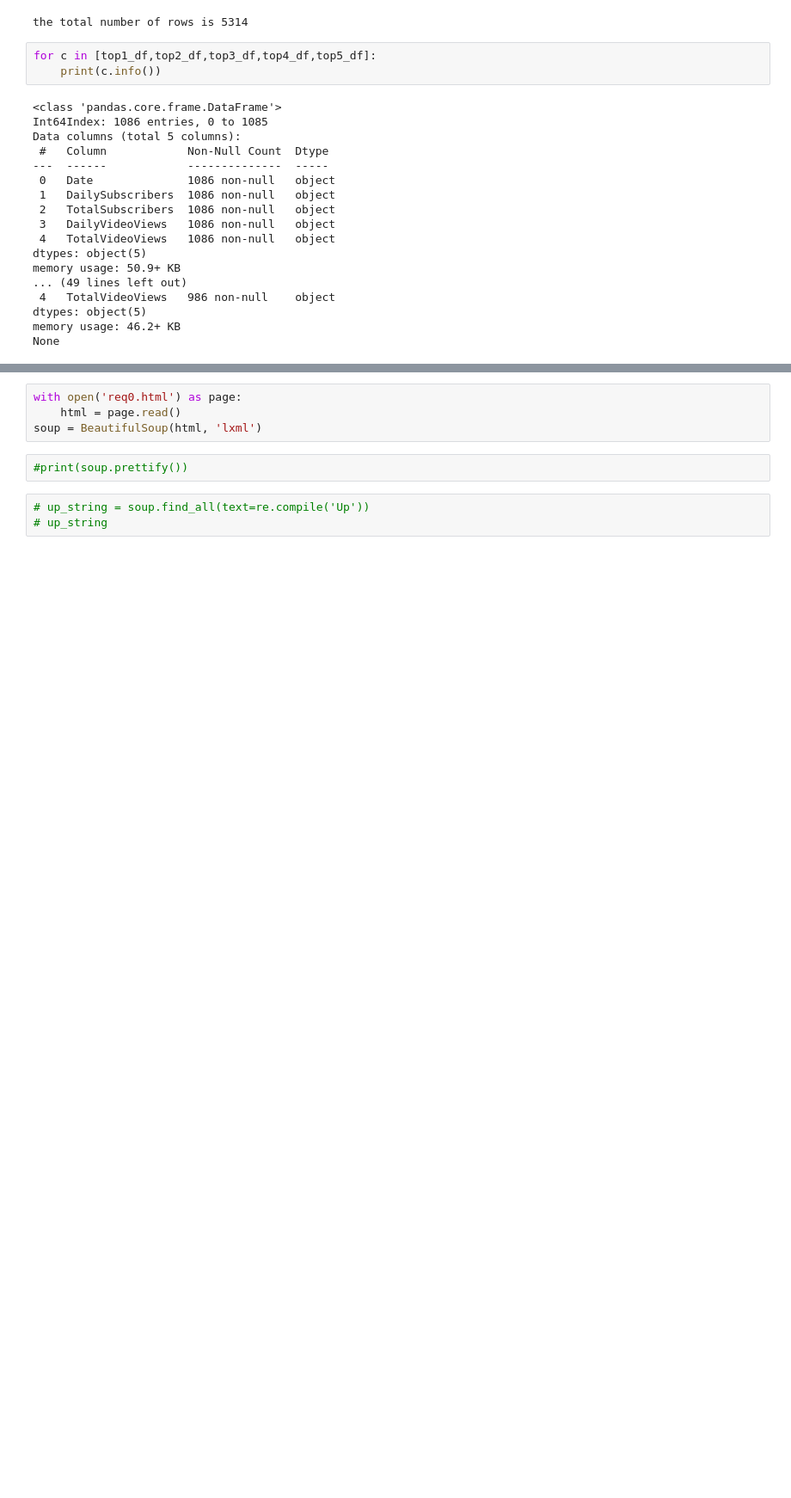
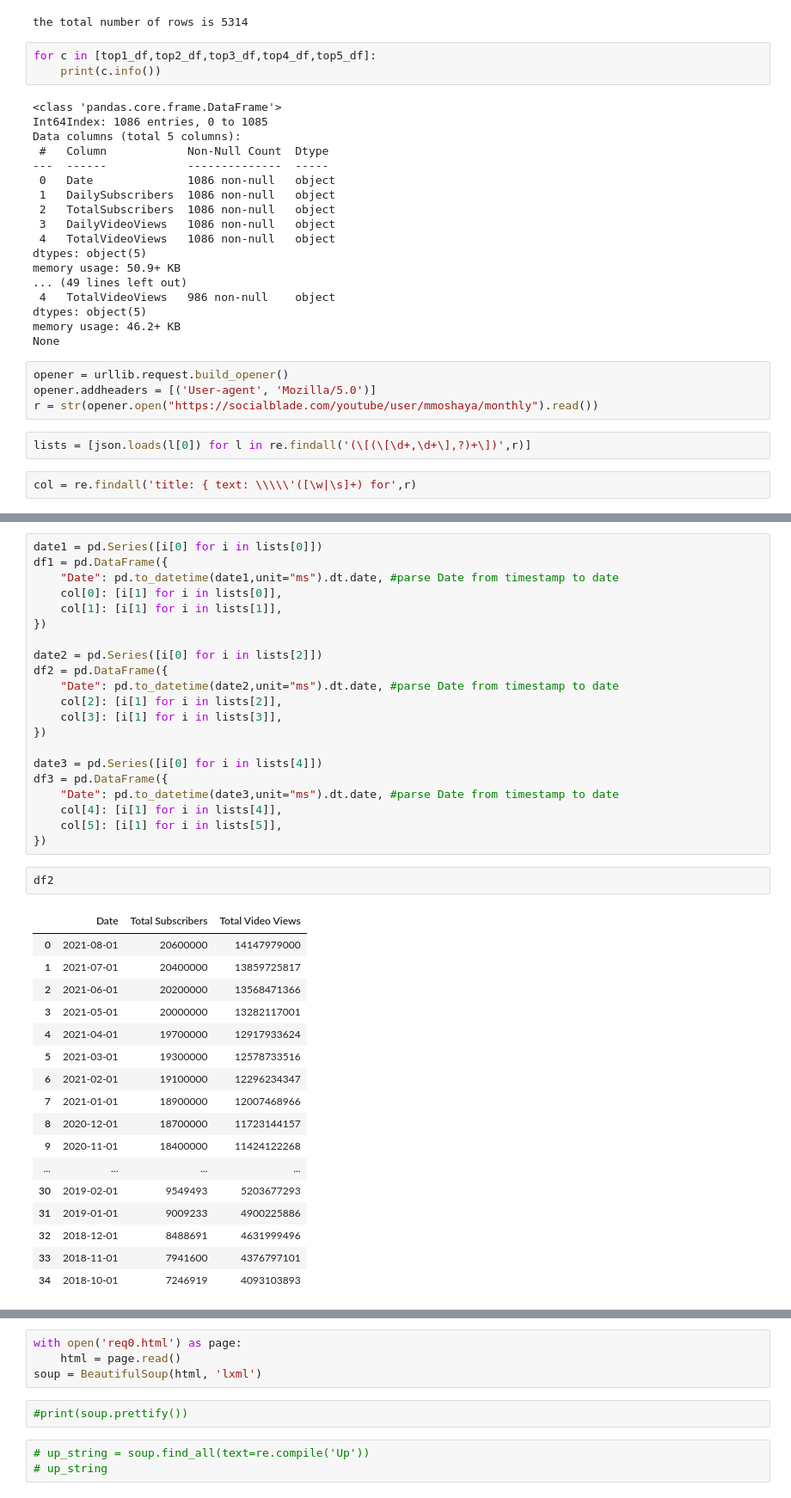
Before and after one commit to Fa7adbina/NBM_Reg_project2, a Jupyter notebook: Regression_Project.ipynb, the cells around one changed output, grey strips where cells are left out. Shown: that part at 86% size. Drawn from its saved outputs; the diff is of its cells as text; blank space fills up the shorter version.

```diff
--- a/Regression_Project.ipynb
+++ b/Regression_Project.ipynb
@@ -100,3 +143,11 @@ memory usage: 50.9+ KB
 dtypes: object(5)
 memory usage: 46.2+ KB
 None
+# %%
+opener = urllib.request.build_opener()
+opener.addheaders = [('User-agent', 'Mozilla/5.0')]
+r = str(opener.open("https://socialblade.com/youtube/user/mmoshaya/monthly").read())
+# %%
+lists = [json.loads(l[0]) for l in re.findall('(\[(\[\d+,\d+\],?)+\])',r)]
+# %%
+col = re.findall('title: { text: \\\\\'([\w|\s]+) for',r)
@@ -102,0 +163,41 @@ None
+# %%
+date1 = pd.Series([i[0] for i in lists[0]])
+df1 = pd.DataFrame({
+    "Date": pd.to_datetime(date1,unit="ms").dt.date, #parse Date from timestamp to date
+    col[0]: [i[1] for i in lists[0]],
+    col[1]: [i[1] for i in lists[1]],
+})
+
+date2 = pd.Series([i[0] for i in lists[2]])
+df2 = pd.DataFrame({
+    "Date": pd.to_datetime(date2,unit="ms").dt.date, #parse Date from timestamp to date
+    col[2]: [i[1] for i in lists[2]],
+    col[3]: [i[1] for i in lists[3]],
+})
+
+date3 = pd.Series([i[0] for i in lists[4]])
+df3 = pd.DataFrame({
+    "Date": pd.to_datetime(date3,unit="ms").dt.date, #parse Date from timestamp to date
+    col[4]: [i[1] for i in lists[4]],
+    col[5]: [i[1] for i in lists[5]],
+})
+# %%
+df2
+# %% [output]
+|  | Date | Total Subscribers | Total Video Views |
+| 0 | 2021-08-01 | 20600000 | 14147979000 |
+| 1 | 2021-07-01 | 20400000 | 13859725817 |
+| 2 | 2021-06-01 | 20200000 | 13568471366 |
+| 3 | 2021-05-01 | 20000000 | 13282117001 |
+| 4 | 2021-04-01 | 19700000 | 12917933624 |
+| 5 | 2021-03-01 | 19300000 | 12578733516 |
+| 6 | 2021-02-01 | 19100000 | 12296234347 |
+| 7 | 2021-01-01 | 18900000 | 12007468966 |
+| 8 | 2020-12-01 | 18700000 | 11723144157 |
+| 9 | 2020-11-01 | 18400000 | 11424122268 |
+| ... | ... | ... | ... |
+| 30 | 2019-02-01 | 9549493 | 5203677293 |
+| 31 | 2019-01-01 | 9009233 | 4900225886 |
+| 32 | 2018-12-01 | 8488691 | 4631999496 |
+| 33 | 2018-11-01 | 7941600 | 4376797101 |
+| 34 | 2018-10-01 | 7246919 | 4093103893 |
```
Also changed, not shown: parts of 13 cells of this notebook.
